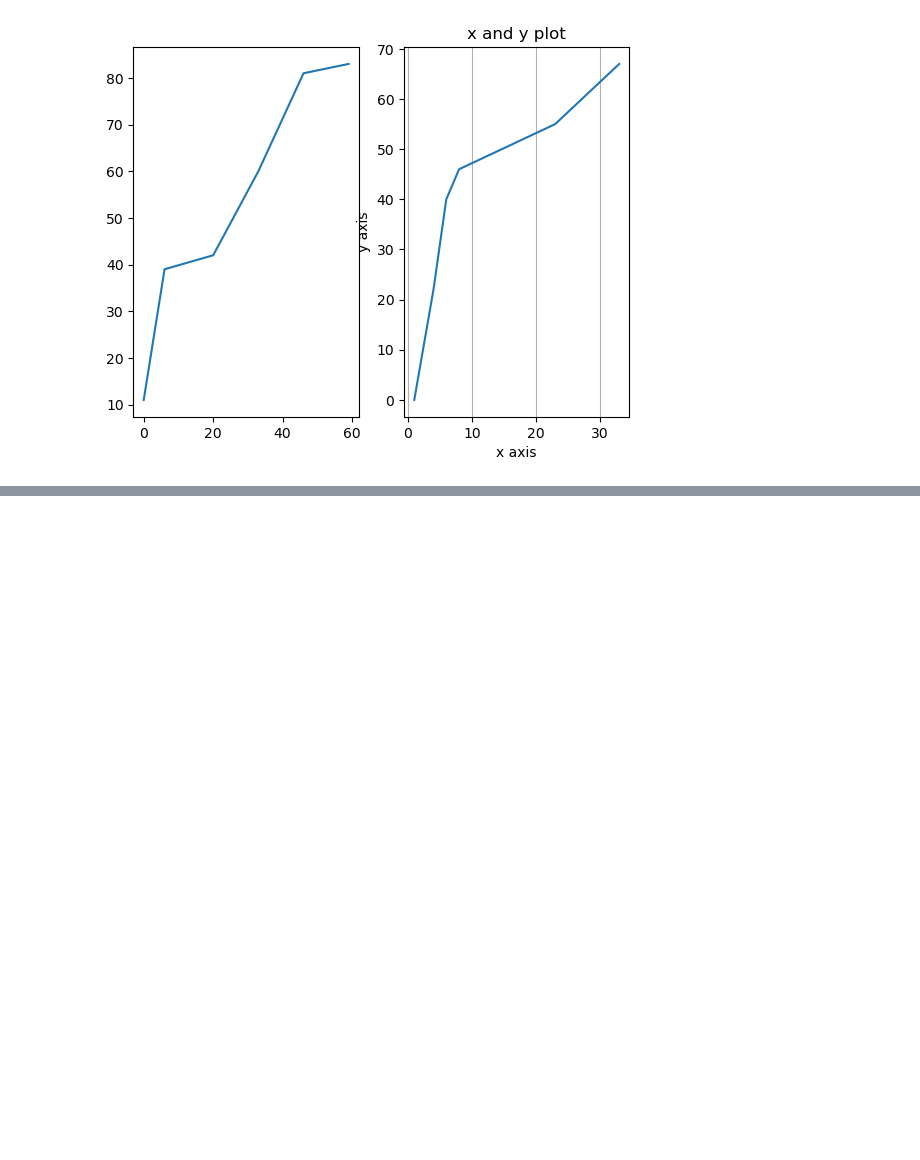
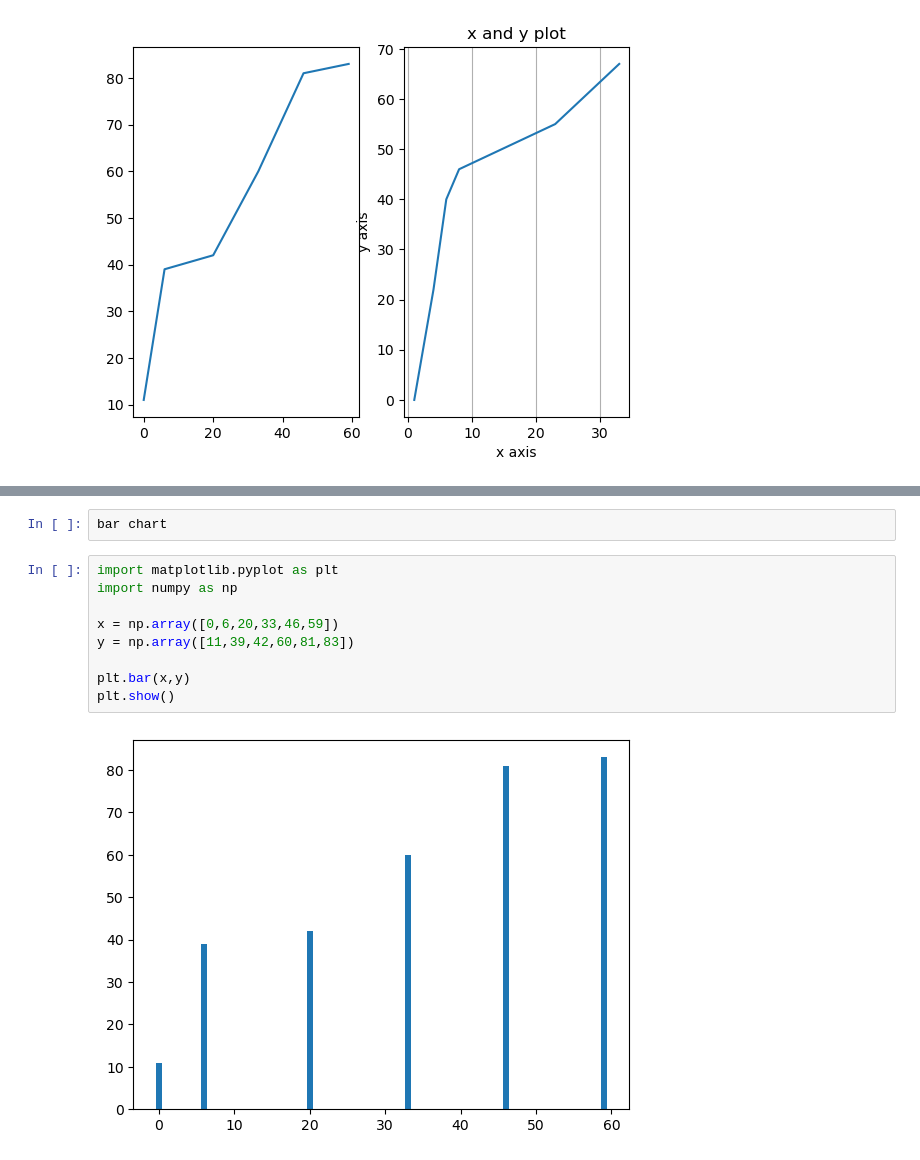
Before and after one commit to sesand/chuma-git, a Jupyter notebook: python-matplot.py.ipynb, the cells around one changed output, grey strips where cells are left out. Drawn from its saved outputs; the diff is of its cells as text; blank space fills up the shorter version.

```diff
--- a/python-matplot.py.ipynb
+++ b/python-matplot.py.ipynb
@@ -546,0 +599,13 @@ plt.show()
+# %%
+bar chart
+# %%
+import matplotlib.pyplot as plt
+import numpy as np
+
+x = np.array([0,6,20,33,46,59])
+y = np.array([11,39,42,60,81,83])
+
+plt.bar(x,y)
+plt.show()
+# %% [output]
+[figure, added]
```
Also changed, not shown: parts of 14 cells of this notebook.
